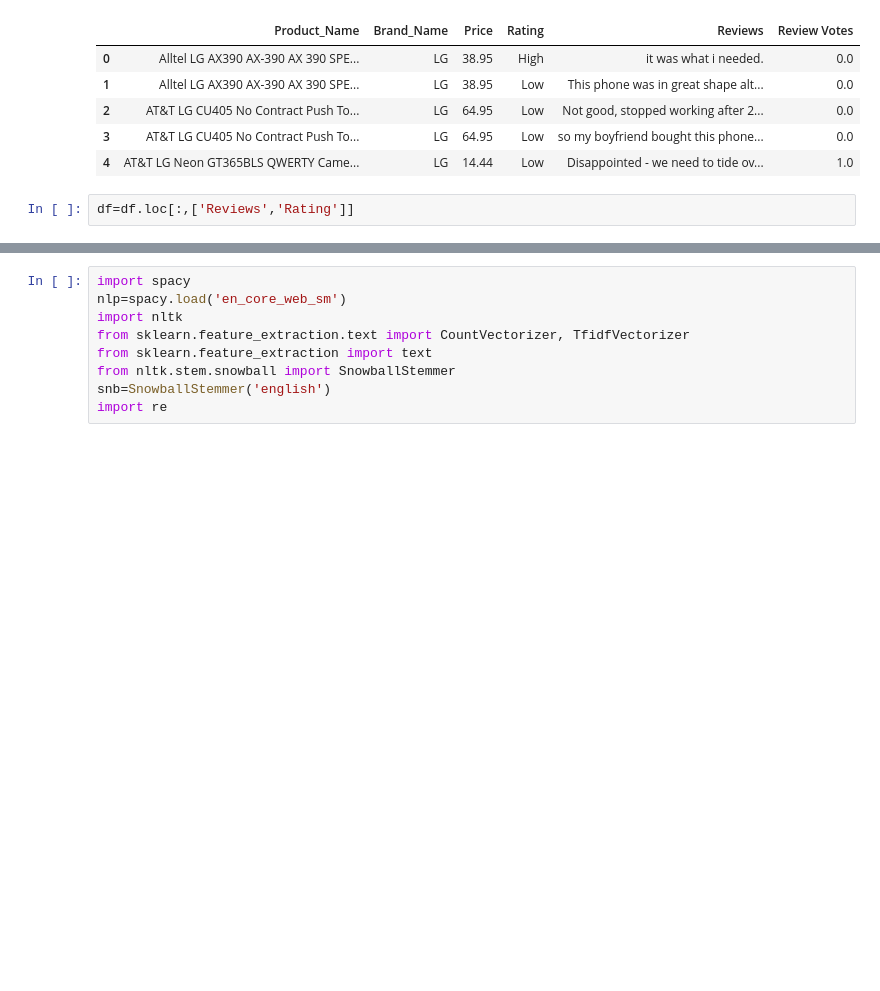
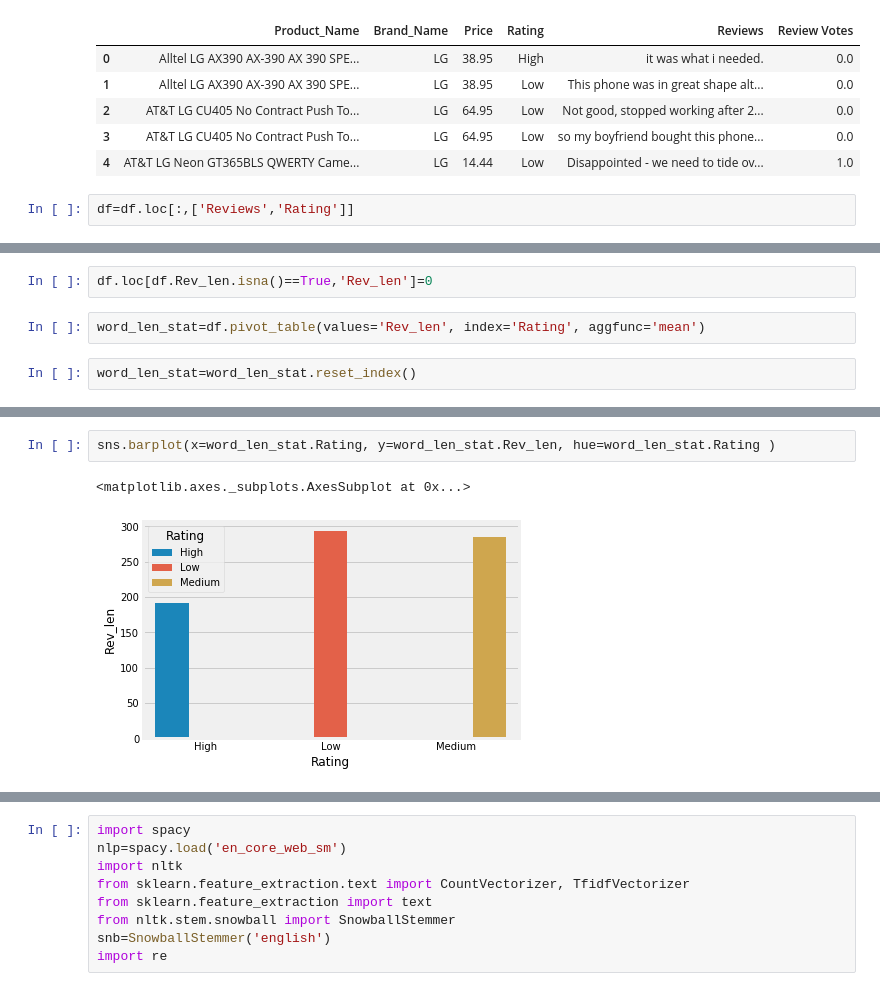
Before and after one commit to B2BDA/Amazon-Reviews---Predict-Ratings, a Jupyter notebook: Amazon Review + glm + nbc + rfc + pipeline + lemma + cvec-tfidf.ipynb, the cells around one changed output, grey strips where cells are left out. Saved outputs shown, nothing was run; the diff lists cells and outputs as text; blank space fills up the shorter version.

```diff
--- a/Amazon Review + glm + nbc + rfc + pipeline + lemma + cvec-tfidf.ipynb
+++ b/Amazon Review + glm + nbc + rfc + pipeline + lemma + cvec-tfidf.ipynb
@@ -87,0 +95,6 @@ df.head()
+# %%
+df.loc[df.Rev_len.isna()==True,'Rev_len']=0
+# %%
+word_len_stat=df.pivot_table(values='Rev_len', index='Rating', aggfunc='mean')
+# %%
+word_len_stat=word_len_stat.reset_index()
@@ -87,0 +108,5 @@ df.head()
+# %%
+sns.barplot(x=word_len_stat.Rating, y=word_len_stat.Rev_len, hue=word_len_stat.Rating )
+# %% [output]
+<matplotlib.axes._subplots.AxesSubplot at 0x...>
+[figure, added]
```
Also changed, not shown: parts of 9 cells of this notebook.
